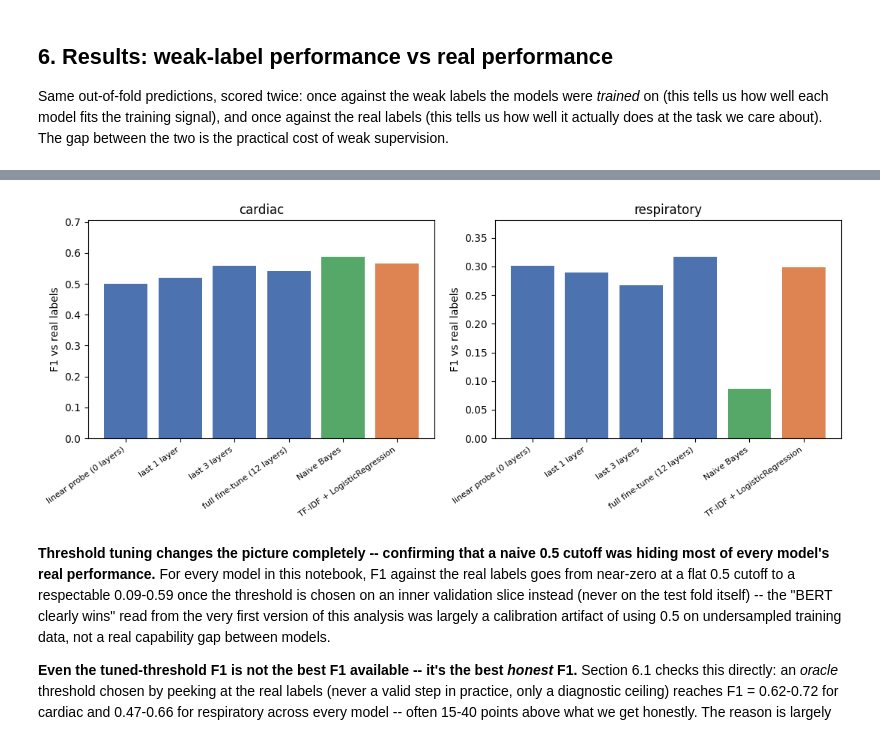
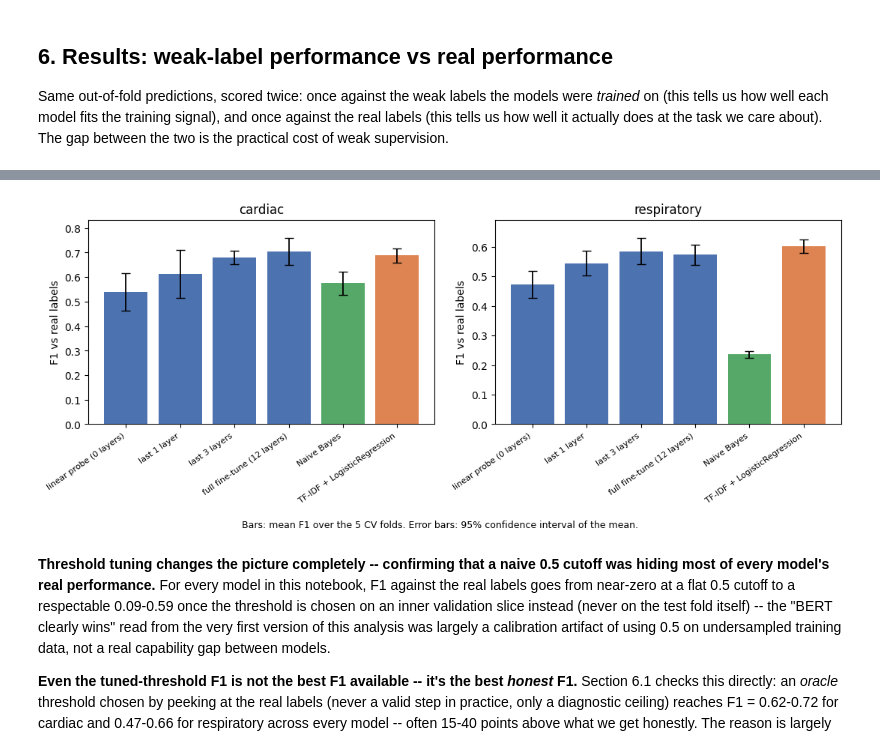
Before and after one commit to vittot/ISCB-NLP-Course-2026, a Jupyter notebook: notebooks/ex2_weak_supervision_classification.ipynb, the cells around one changed output, grey strips where cells are left out. Cells and saved outputs as stored; diff of their text form; code cells hidden in the pictures.

```diff
--- a/notebooks/ex2_weak_supervision_classification.ipynb
+++ b/notebooks/ex2_weak_supervision_classification.ipynb
@@ -119,7 +325,7 @@ gets applied to the test fold. We still report the naive 0.5 cutoff alongside it
 size of the miscalibration effect is visible rather than just fixed silently.
 # %%
 from sklearn.model_selection import StratifiedKFold
-from sklearn.metrics import f1_score
+from sklearn.metrics import f1_score, fbeta_score
 
 def undersample_indices(labels, neg_ratio=4, random_state=0):
     rng = np.random.RandomState(random_state)
@@ -129,11 +335,13 @@ def undersample_indices(labels, neg_ratio=4, random_state=0):
     sampled_neg = rng.choice(neg_idx, size=n_neg, replace=False)
     return np.concatenate([pos_idx, sampled_neg])
 
+THRESHOLD_BETA = 3  # F-beta: a missed positive counts beta**2 = 9 times as much as a false alarm
+
 def pick_threshold(y_val, proba_val):
-    """Threshold in [0.05, 0.95] maximising F1 on a validation slice -- chosen using
-    only that slice, never the outer test fold."""
+    """Threshold in [0.05, 0.95] maximising F-beta (favouring recall) on a validation slice --
+    chosen using only that slice, never the outer test fold."""
     candidates = np.linspace(0.05, 0.95, 19)
-    scores = [f1_score(y_val, (proba_val >= t).astype(int), zero_division=0) for t in candidates]
+    scores = [fbeta_score(y_val, (proba_val >= t).astype(int), beta=THRESHOLD_BETA, zero_division=0) for t in candidates]
     return float(candidates[int(np.argmax(scores))])
 
 N_SPLITS = 5
@@ -425,7 +654,9 @@ else:
     for variant_name, n_layers in BERT_VARIANTS.items():
         for task in ["cardiac", "respiratory"]:
             print(f"=== BERT [{variant_name}]: {task} ===")
-            oof, thr = run_bert_cv(texts, df[f"weak_{task}"].values, n_trainable_layers=n_layers)
+            # the full fine-tune for cardiac is the model explained in EX 3: keep the one of the first fold
+            keep = Path("data/bert_cardiac_fold0.pt") if (n_layers is None and task == "cardiac") else None
+            oof, thr = run_bert_cv(texts, df[f"weak_{task}"].values, n_trainable_layers=n_layers, save_first_fold_to=keep)
             bert_variant_oof[variant_name][task] = oof
             bert_variant_threshold[variant_name][task] = thr
     with open(BERT_CACHE_PATH, "wb") as f:
@@ -556,21 +778,0 @@ pd.DataFrame(oracle_rows).round(3)
-# %%
-# Plot the tuned-threshold rows only -- the fixed-0.5 rows are there in the table
-# above specifically to show how misleading they'd be to plot at face value.
-plot_data = results[results["threshold"] == "tuned_per_fold"]
-
-fig, axes = plt.subplots(1, 2, figsize=(9, 9))
-for ax, task in zip(axes, ["cardiac", "respiratory"]):
-    sub = plot_data[plot_data["task"] == task]
-    for model_name in sub["model"].unique():
-        for label_type, marker in [("weak", "o"), ("real", "s")]:
-            row = sub[(sub["model"] == model_name) & (sub["evaluated_against"] == label_type)]
-            ax.scatter(row["recall"], row["precision"], marker=marker, s=100,
-                       label=f"{model_name} vs {label_type}")
-    ax.set_xlabel("recall")
-    ax.set_ylabel("precision")
-    ax.set_title(f"{task} (tuned threshold)")
-    ax.set_xlim(0, 1.05)
-    ax.set_ylim(0, 1.05)
-    ax.legend(fontsize=6, loc="upper right", bbox_to_anchor=(1.55, 1.0))
-plt.tight_layout()
-plt.show()
@@ -579,25 +829,29 @@ plt.show()
 # %%
 # Focused comparison: does freezing more of BERT hurt real-label F1?
 variant_order = list(BERT_VARIANTS.keys())
 bar_data = plot_data[plot_data["evaluated_against"] == "real"].copy()
 bar_data["model_short"] = bar_data["model"].str.replace("BERT [", "").str.replace("]", "", regex=False)
 
 fig, axes = plt.subplots(1, 2, figsize=(11, 4.5))
 for ax, task in zip(axes, ["cardiac", "respiratory"]):
     sub = bar_data[bar_data["task"] == task].set_index("model_short")
     order = variant_order + ["Naive Bayes", "TF-IDF + LogisticRegression"]
     order = [o for o in order if o in sub.index]
     sub = sub.loc[order]
-    ax.bar(range(len(sub)), sub["f1"], color=["#4c72b0"] * len(BERT_VARIANTS) + ["#55a868", "#dd8452"])
+    f1_ci = ci95(sub["f1_std"]).to_numpy()  # 95% CI of the mean F1 over the CV folds (see the plot above)
+    ax.bar(range(len(sub)), sub["f1"], yerr=f1_ci, capsize=4, error_kw={"elinewidth": 1.3},
+           color=["#4c72b0"] * len(BERT_VARIANTS) + ["#55a868", "#dd8452"])
     ax.set_xticks(range(len(sub)))
     ax.set_xticklabels(sub.index, rotation=35, ha="right", fontsize=8)
     ax.set_ylabel("F1 vs real labels")
     ax.set_title(task)
-    ax.set_ylim(0, max(sub["f1"].max() * 1.2, 0.1))
-plt.tight_layout()
+    ax.set_ylim(0, max((sub["f1"] + f1_ci).max() * 1.1, 0.1))
+fig.text(0.5, 0.005, "Bars: mean F1 over the 5 CV folds. Error bars: 95% confidence interval of the mean.",
+         ha="center", fontsize=9)
+plt.tight_layout(rect=[0, 0.04, 1, 1])
 plt.show()
 # %% [output]
-[figure, old version]
+[figure, new version]
 # %% [markdown]
 **Threshold tuning changes the picture completely -- confirming that a naive 0.5 cutoff
 was hiding most of every model's real performance.** For every model in this notebook,
```
Also changed, not shown: parts of 51 cells of this notebook, 9 other files.
